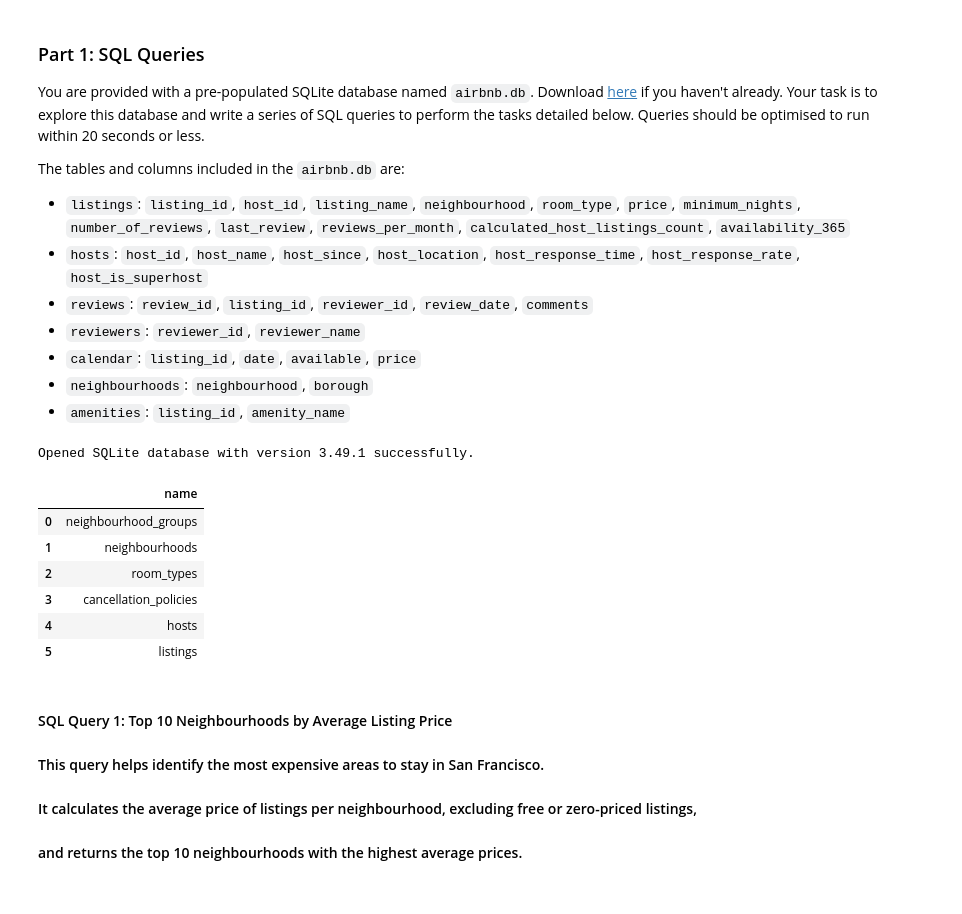
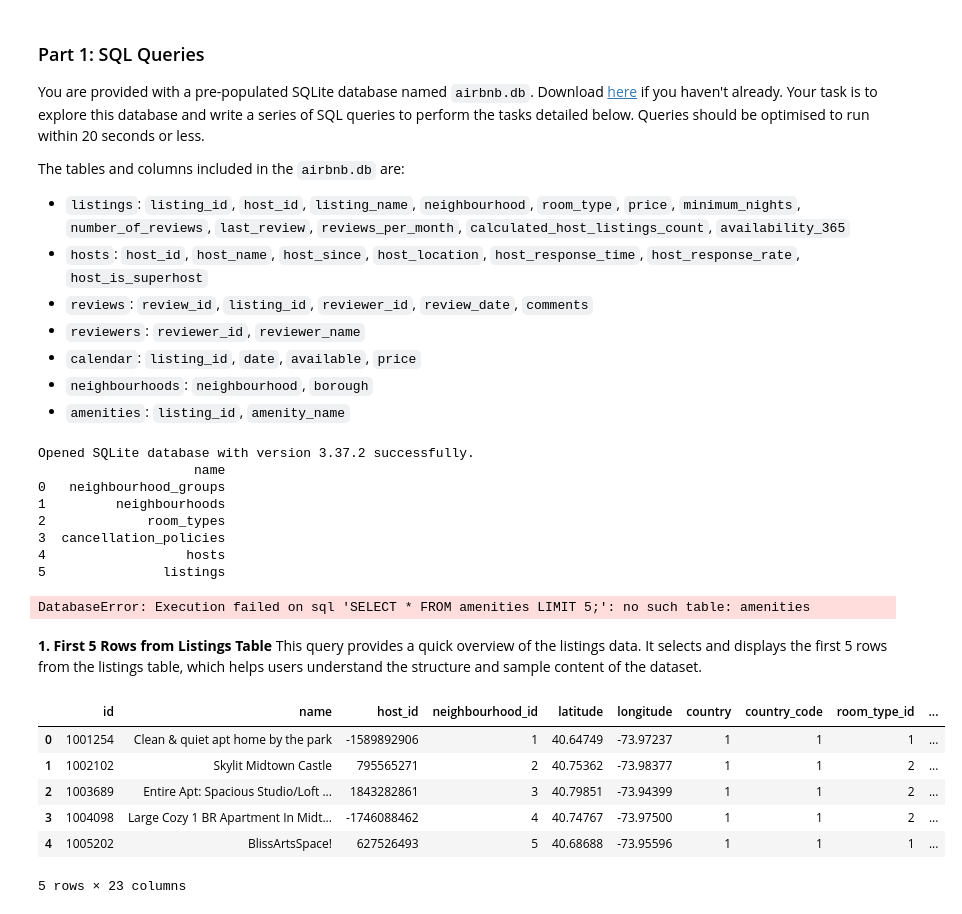
Before and after one commit to HopeMohola/Predict, a Jupyter notebook: Predict Practicals.ipynb, the cells around one changed output. Drawn from its saved outputs; the diff is of its cells as text; code cells hidden in the pictures.

```diff
--- a/Predict Practicals.ipynb
+++ b/Predict Practicals.ipynb
@@ -54,26 +54,49 @@ import matplotlib.pyplot as plt
 # Use this method if you are unsure how to proceed.
 # Ensure the bike_store.db file is in the same directory as this notebook.
 try:
-    with sqlite3.connect("airbnb_nyc.db") as conn:
+    db_path = "/content/drive/MyDrive/airbnb_nyc.db"  # full path on Google Drive
+    with sqlite3.connect(db_path) as conn:
         print(f"Opened SQLite database with version {sqlite3.sqlite_version} successfully.")
+
+        # List all tables in the database
+        tables_df = pd.read_sql('''SELECT name FROM sqlite_master WHERE type='table';''', conn)
+        print(tables_df)
 
 except sqlite3.OperationalError as e:
     print("Failed to open database:", e)
-
-# List all tables in the database
-pd.read_sql('''SELECT name FROM sqlite_master WHERE type='table';''',conn)     #Does the same thing
 # %% [output]
-Opened SQLite database with version 3.49.1 successfully.
+Opened SQLite database with version 3.37.2 successfully.
+                    name
+0   neighbourhood_groups
+1         neighbourhoods
+2             room_types
+3  cancellation_policies
+4                  hosts
+5               listings
-|  | name |
-| 0 | neighbourhood_groups |
-| 1 | neighbourhoods |
-| 2 | room_types |
-| 3 | cancellation_policies |
-| 4 | hosts |
-| 5 | listings |
-# %% [markdown]
-#### SQL Query 1: Top 10 Neighbourhoods by Average Listing Price
-
-#### This query helps identify the most expensive areas to stay in San Francisco.
-#### It calculates the average price of listings per neighbourhood, excluding free or zero-priced listings,
-#### and returns the top 10 neighbourhoods with the highest average prices.
+# %%
+table_name = 'amenities'
+
+with sqlite3.connect(db_path) as conn:
+    df = pd.read_sql(f"SELECT * FROM {table_name} LIMIT 5;", conn)
+    print(f"First 5 rows of table: {table_name}")
+    print(df)
+# %% [output]
+DatabaseError: Execution failed on sql 'SELECT * FROM amenities LIMIT 5;': no such table: amenities
+# %% [markdown]
+**1. First 5 Rows from Listings Table**
+This query provides a quick overview of the listings data.
+It selects and displays the first 5 rows from the listings table, which helps users understand the structure and sample content of the dataset.
+# %%
+query = "SELECT * FROM listings LIMIT 5;"
+q = pd.read_sql(query, conn)
+
+# Show result
+q.head()
+# %% [output]
+|  | id | name | host_id | neighbourhood_id | latitude | longitude | country | country_code | room_type_id | ... |
+| 0 | 1001254 | Clean & quiet apt home by the park | -1589892906 | 1 | 40.64749 | -73.97237 | 1 | 1 | 1 | ... |
+| 1 | 1002102 | Skylit Midtown Castle | 795565271 | 2 | 40.75362 | -73.98377 | 1 | 1 | 2 | ... |
+| 2 | 1003689 | Entire Apt: Spacious Studio/Loft ... | 1843282861 | 3 | 40.79851 | -73.94399 | 1 | 1 | 2 | ... |
+| 3 | 1004098 | Large Cozy 1 BR Apartment In Midt... | -1746088462 | 4 | 40.74767 | -73.97500 | 1 | 1 | 2 | ... |
+| 4 | 1005202 | BlissArtsSpace! | 627526493 | 5 | 40.68688 | -73.95596 | 1 | 1 | 1 | ... |
+5 rows × 23 columns
```
Also changed, not shown: parts of 18 cells of this notebook.
